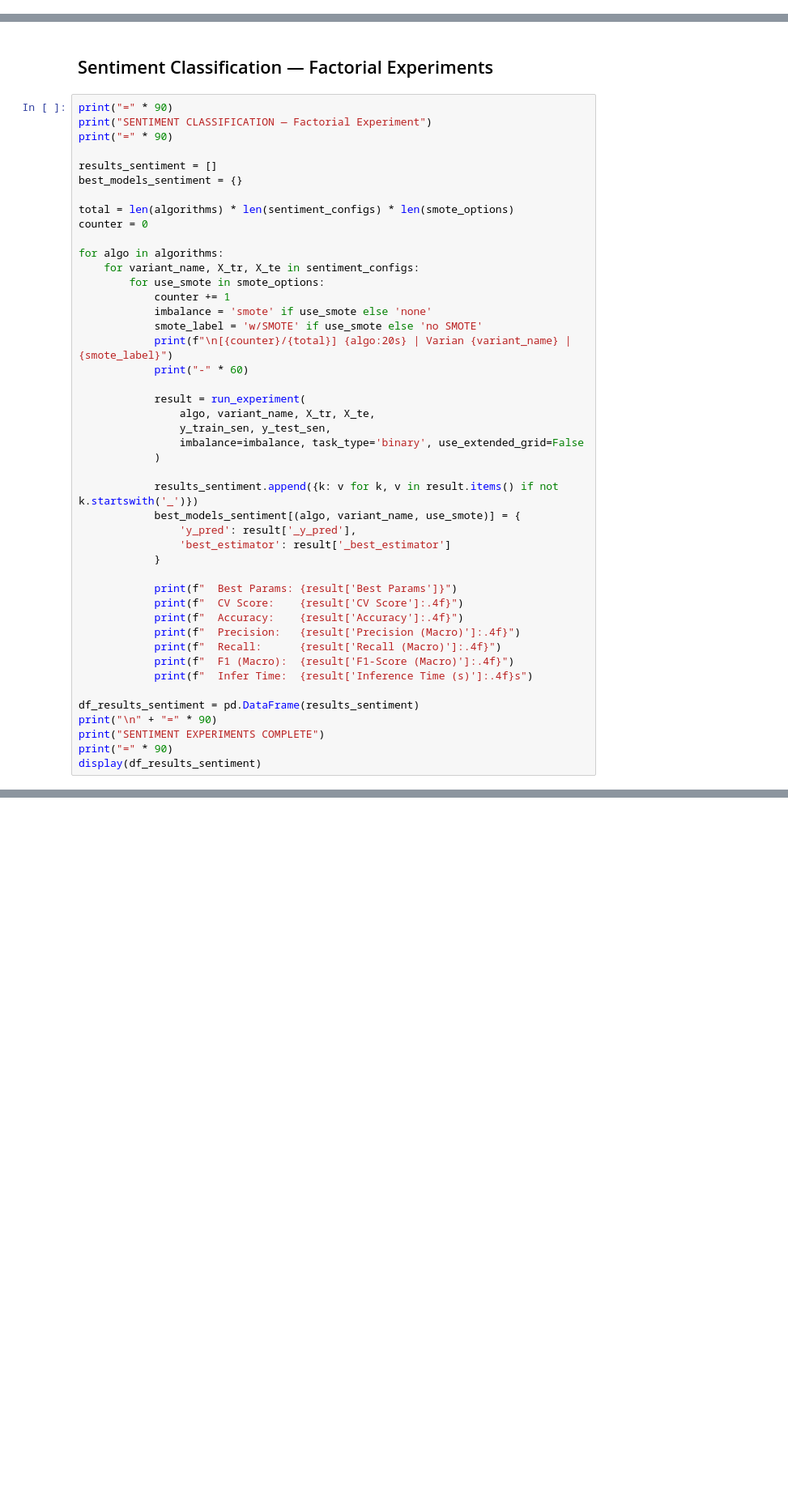
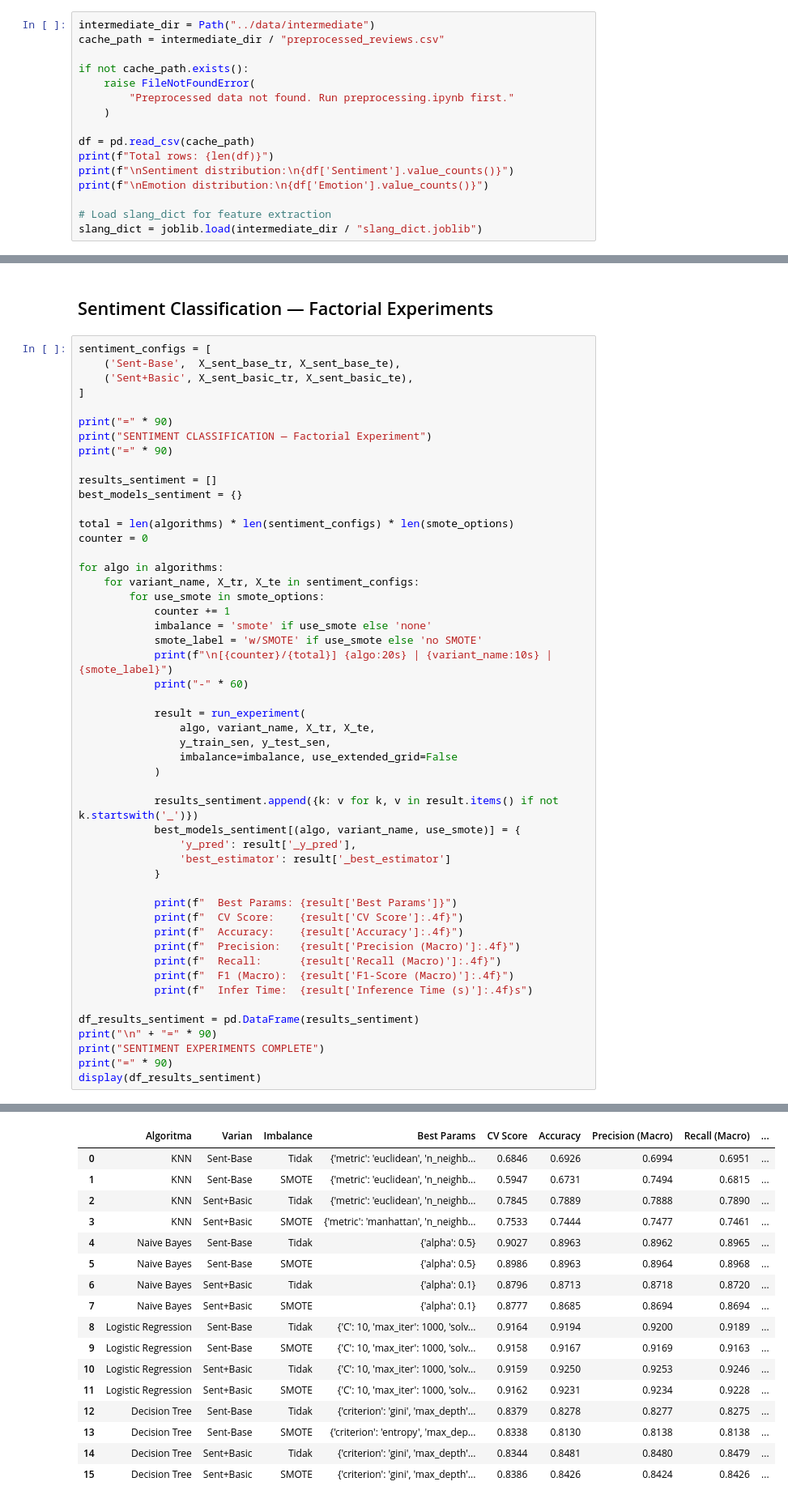
Before and after one commit to stringptr/affective_classification_ecommerce, a Jupyter notebook: notebooks/modelling.ipynb, the cells around one changed output, grey strips where cells are left out. Shown at 81% size. Cells and saved outputs as stored; diff of their text form; blank space fills up the shorter version.

```diff
--- a/notebooks/modelling.ipynb
+++ b/notebooks/modelling.ipynb
@@ -390,0 +60,16 @@ Preprocessing complete: 5400 texts processed in 252.35s
+# %%
+intermediate_dir = Path("../data/intermediate")
+cache_path = intermediate_dir / "preprocessed_reviews.csv"
+
+if not cache_path.exists():
+    raise FileNotFoundError(
+        "Preprocessed data not found. Run preprocessing.ipynb first."
+    )
+
+df = pd.read_csv(cache_path)
+print(f"Total rows: {len(df)}")
+print(f"\nSentiment distribution:\n{df['Sentiment'].value_counts()}")
+print(f"\nEmotion distribution:\n{df['Emotion'].value_counts()}")
+
+# Load slang_dict for feature extraction
+slang_dict = joblib.load(intermediate_dir / "slang_dict.joblib")
@@ -682,6 +421,11 @@ Total konfigurasi eksperimen:
 # %% [markdown]
 ## Sentiment Classification — Factorial Experiments
 # %%
+sentiment_configs = [
+    ('Sent-Base',  X_sent_base_tr, X_sent_base_te),
+    ('Sent+Basic', X_sent_basic_tr, X_sent_basic_te),
+]
+
 print("=" * 90)
 print("SENTIMENT CLASSIFICATION — Factorial Experiment")
 print("=" * 90)
@@ -698,13 +442,13 @@ for algo in algorithms:
             counter += 1
             imbalance = 'smote' if use_smote else 'none'
             smote_label = 'w/SMOTE' if use_smote else 'no SMOTE'
-            print(f"\n[{counter}/{total}] {algo:20s} | Varian {variant_name} | {smote_label}")
+            print(f"\n[{counter}/{total}] {algo:20s} | {variant_name:10s} | {smote_label}")
             print("-" * 60)
 
             result = run_experiment(
                 algo, variant_name, X_tr, X_te,
                 y_train_sen, y_test_sen,
-                imbalance=imbalance, task_type='binary', use_extended_grid=False
+                imbalance=imbalance, use_extended_grid=False
             )
 
             results_sentiment.append({k: v for k, v in result.items() if not k.startswith('_')})
@@ -748 +491,18 @@ KeyboardInterrupt:
+|  | Algoritma | Varian | Imbalance | Best Params | CV Score | Accuracy | Precision (Macro) | Recall (Macro) | ... |
+| 0 | KNN | Sent-Base | Tidak | {'metric': 'euclidean', 'n_neighb... | 0.6846 | 0.6926 | 0.6994 | 0.6951 | ... |
+| 1 | KNN | Sent-Base | SMOTE | {'metric': 'euclidean', 'n_neighb... | 0.5947 | 0.6731 | 0.7494 | 0.6815 | ... |
+| 2 | KNN | Sent+Basic | Tidak | {'metric': 'euclidean', 'n_neighb... | 0.7845 | 0.7889 | 0.7888 | 0.7890 | ... |
+| 3 | KNN | Sent+Basic | SMOTE | {'metric': 'manhattan', 'n_neighb... | 0.7533 | 0.7444 | 0.7477 | 0.7461 | ... |
+| 4 | Naive Bayes | Sent-Base | Tidak | {'alpha': 0.5} | 0.9027 | 0.8963 | 0.8962 | 0.8965 | ... |
+| 5 | Naive Bayes | Sent-Base | SMOTE | {'alpha': 0.5} | 0.8986 | 0.8963 | 0.8964 | 0.8968 | ... |
+| 6 | Naive Bayes | Sent+Basic | Tidak | {'alpha': 0.1} | 0.8796 | 0.8713 | 0.8718 | 0.8720 | ... |
+| 7 | Naive Bayes | Sent+Basic | SMOTE | {'alpha': 0.1} | 0.8777 | 0.8685 | 0.8694 | 0.8694 | ... |
+| 8 | Logistic Regression | Sent-Base | Tidak | {'C': 10, 'max_iter': 1000, 'solv... | 0.9164 | 0.9194 | 0.9200 | 0.9189 | ... |
+| 9 | Logistic Regression | Sent-Base | SMOTE | {'C': 10, 'max_iter': 1000, 'solv... | 0.9158 | 0.9167 | 0.9169 | 0.9163 | ... |
+| 10 | Logistic Regression | Sent+Basic | Tidak | {'C': 10, 'max_iter': 1000, 'solv... | 0.9159 | 0.9250 | 0.9253 | 0.9246 | ... |
+| 11 | Logistic Regression | Sent+Basic | SMOTE | {'C': 10, 'max_iter': 1000, 'solv... | 0.9162 | 0.9231 | 0.9234 | 0.9228 | ... |
+| 12 | Decision Tree | Sent-Base | Tidak | {'criterion': 'gini', 'max_depth'... | 0.8379 | 0.8278 | 0.8277 | 0.8275 | ... |
+| 13 | Decision Tree | Sent-Base | SMOTE | {'criterion': 'entropy', 'max_dep... | 0.8338 | 0.8130 | 0.8138 | 0.8138 | ... |
+| 14 | Decision Tree | Sent+Basic | Tidak | {'criterion': 'gini', 'max_depth'... | 0.8344 | 0.8481 | 0.8480 | 0.8479 | ... |
+| 15 | Decision Tree | Sent+Basic | SMOTE | {'criterion': 'gini', 'max_depth'... | 0.8386 | 0.8426 | 0.8424 | 0.8426 | ... |
 # %% [markdown]
```
Also changed, not shown: parts of 35 cells of this notebook, 1 other file.
